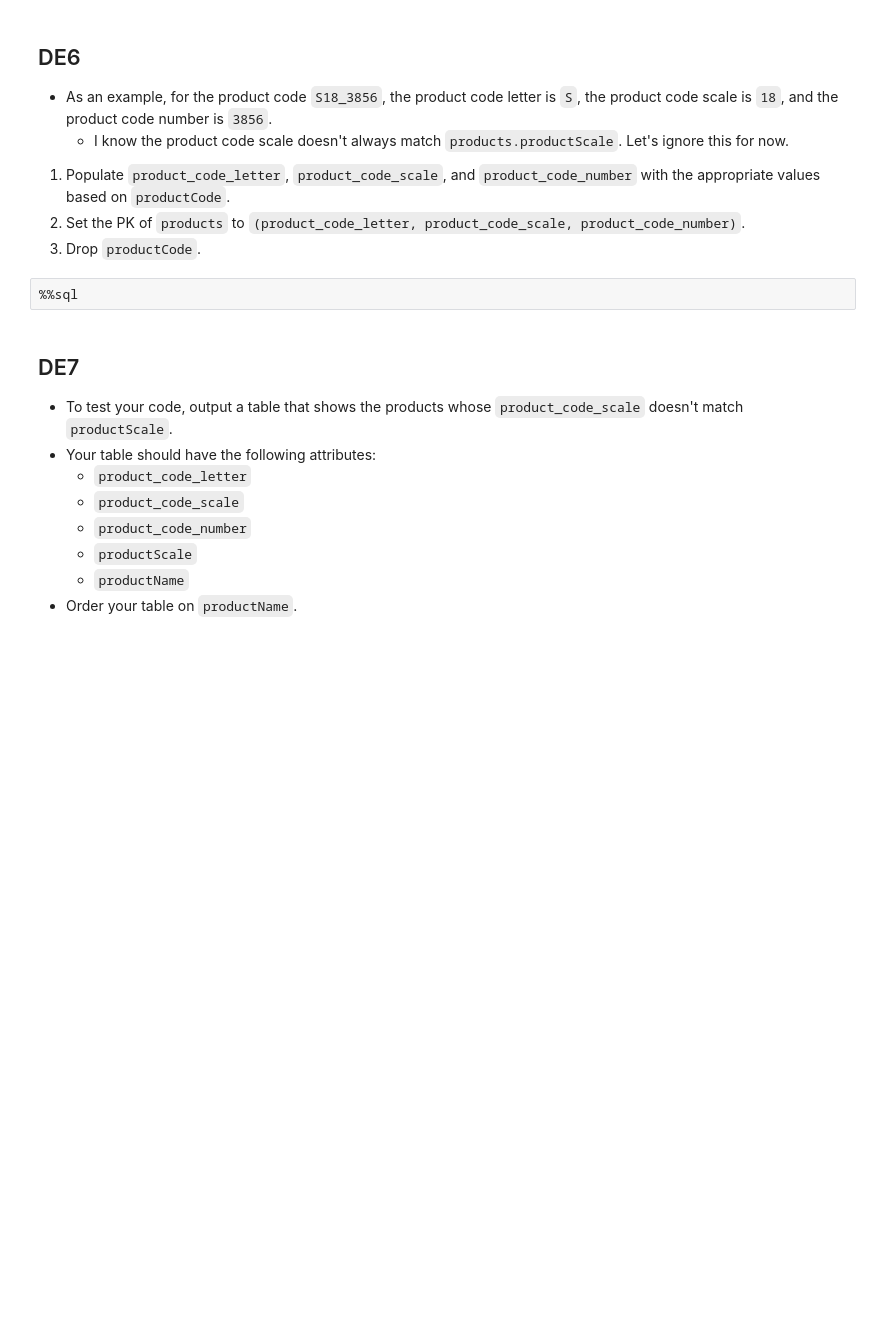
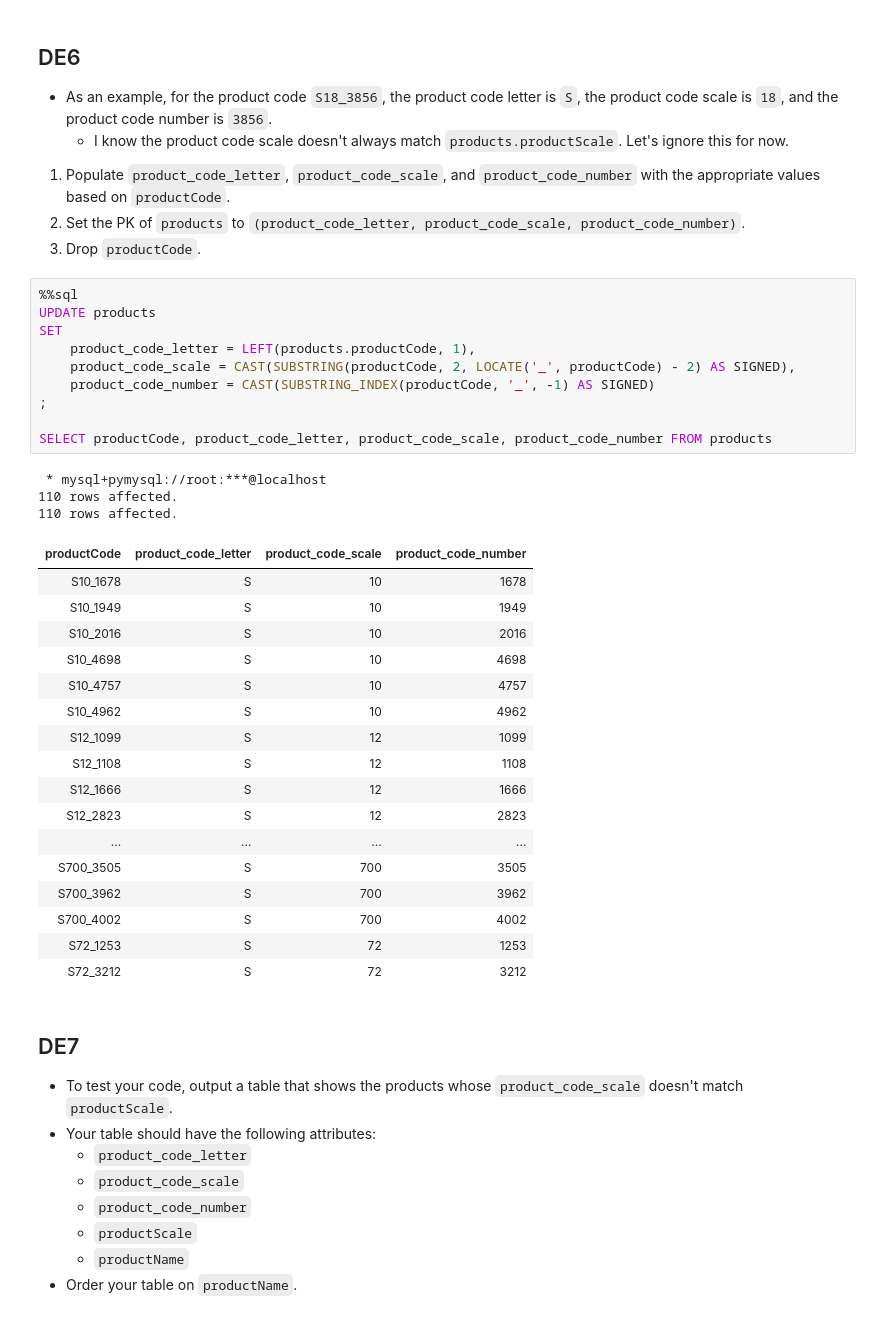
Before and after one commit to avahajr/W4111-Intro-to-Databases-Spring-2024, a Jupyter notebook: Exams/Midterm/S24-W4111-Midterm.ipynb, the cells around one changed output. Saved outputs shown, nothing was run; the diff lists cells and outputs as text; blank space fills up the shorter version.

```diff
--- a/Exams/Midterm/S24-W4111-Midterm.ipynb
+++ b/Exams/Midterm/S24-W4111-Midterm.ipynb
@@ -662,8 +886,37 @@ _Answer_
 1. Populate `product_code_letter`, `product_code_scale`, and `product_code_number` with the appropriate values based on `productCode`.
 2. Set the PK of `products` to `(product_code_letter, product_code_scale, product_code_number)`.
 3. Drop `productCode`.
-# %%
-%%sql
+# %%
+%%sql
+UPDATE products
+SET
+    product_code_letter = LEFT(products.productCode, 1),
+    product_code_scale = CAST(SUBSTRING(productCode, 2, LOCATE('_', productCode) - 2) AS SIGNED),
+    product_code_number = CAST(SUBSTRING_INDEX(productCode, '_', -1) AS SIGNED)
+;
+
+SELECT productCode, product_code_letter, product_code_scale, product_code_number FROM products
+# %% [output]
+ * mysql+pymysql://root:***@localhost
+110 rows affected.
+110 rows affected.
+| productCode | product_code_letter | product_code_scale | product_code_number |
+| S10_1678 | S | 10 | 1678 |
+| S10_1949 | S | 10 | 1949 |
+| S10_2016 | S | 10 | 2016 |
+| S10_4698 | S | 10 | 4698 |
+| S10_4757 | S | 10 | 4757 |
+| S10_4962 | S | 10 | 4962 |
+| S12_1099 | S | 12 | 1099 |
+| S12_1108 | S | 12 | 1108 |
+| S12_1666 | S | 12 | 1666 |
+| S12_2823 | S | 12 | 2823 |
+| ... | ... | ... | ... |
+| S700_3505 | S | 700 | 3505 |
+| S700_3962 | S | 700 | 3962 |
+| S700_4002 | S | 700 | 4002 |
+| S72_1253 | S | 72 | 1253 |
+| S72_3212 | S | 72 | 3212 |
 # %% [markdown]
 ## DE7
 
```
Also changed, not shown: parts of 18 cells of this notebook, 1 other file.
